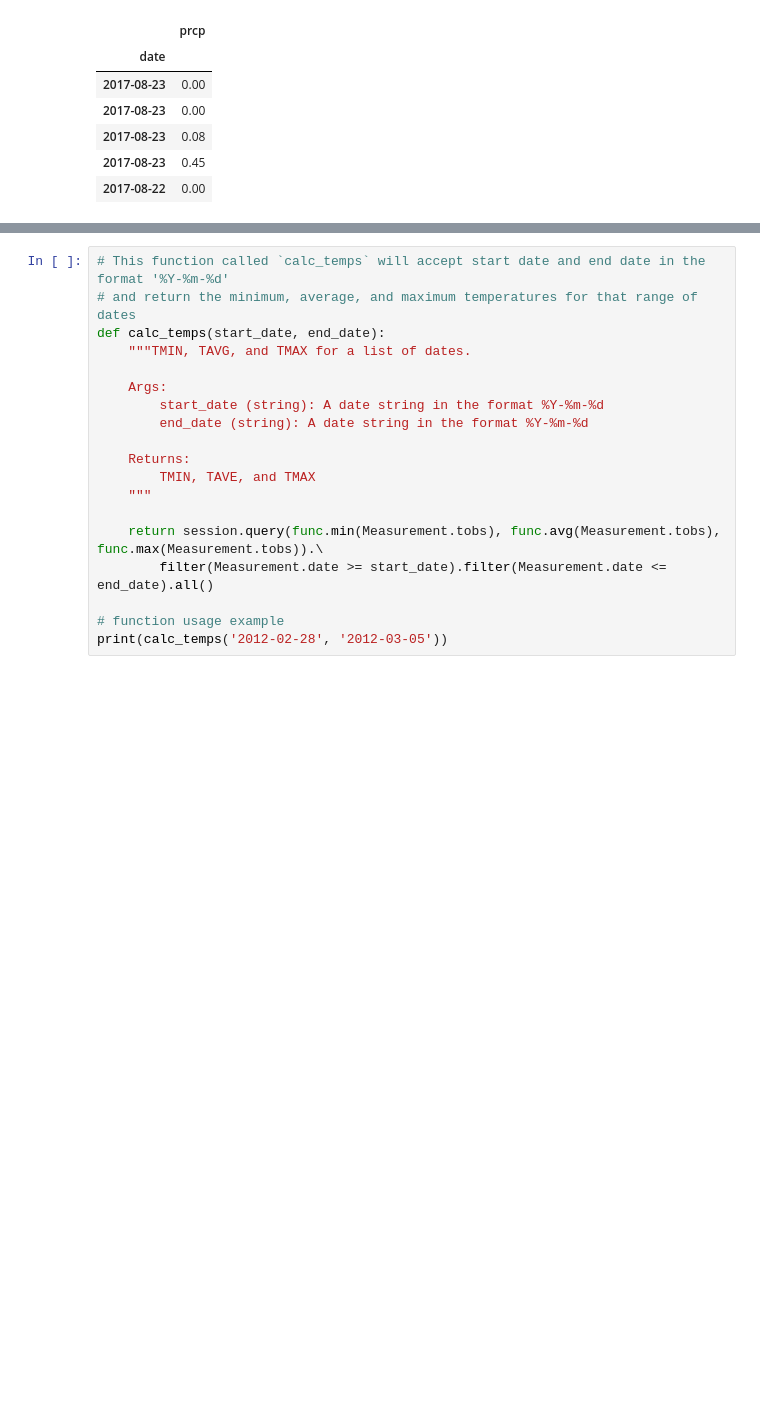
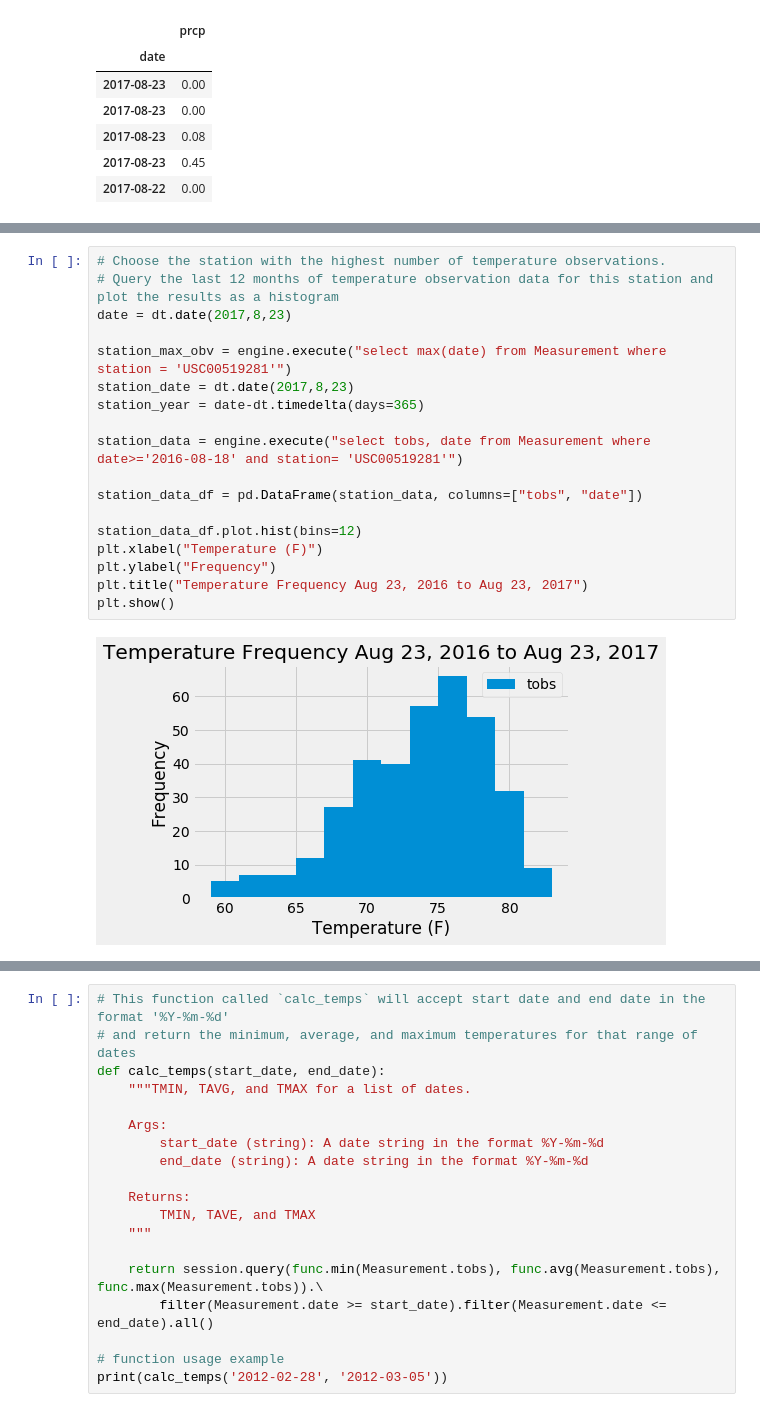
Before and after one commit to anikajohnson/sqlalchemy-challenge, a Jupyter notebook: climate_starter.ipynb, the cells around one changed output, grey strips where cells are left out. Saved outputs shown, nothing was run; the diff lists cells and outputs as text; blank space fills up the shorter version.

```diff
--- a/climate_starter.ipynb
+++ b/climate_starter.ipynb
@@ -113,3 +168,23 @@ plt.tight_layout()
+# %%
+# Choose the station with the highest number of temperature observations.
+# Query the last 12 months of temperature observation data for this station and plot the results as a histogram
+date = dt.date(2017,8,23)
+
+station_max_obv = engine.execute("select max(date) from Measurement where station = 'USC00519281'")
+station_date = dt.date(2017,8,23)
+station_year = date-dt.timedelta(days=365)
+
+station_data = engine.execute("select tobs, date from Measurement where date>='2016-08-18' and station= 'USC00519281'")
+
+station_data_df = pd.DataFrame(station_data, columns=["tobs", "date"])
+
+station_data_df.plot.hist(bins=12)
+plt.xlabel("Temperature (F)")
+plt.ylabel("Frequency")
+plt.title("Temperature Frequency Aug 23, 2016 to Aug 23, 2017")
+plt.show()
+# %% [output]
+[figure, added]
 # %% [markdown]
 ![precipitation](Images/station-histogram.png)
 # %%
```
Also changed, not shown: parts of 12 cells of this notebook, 1 other file.
